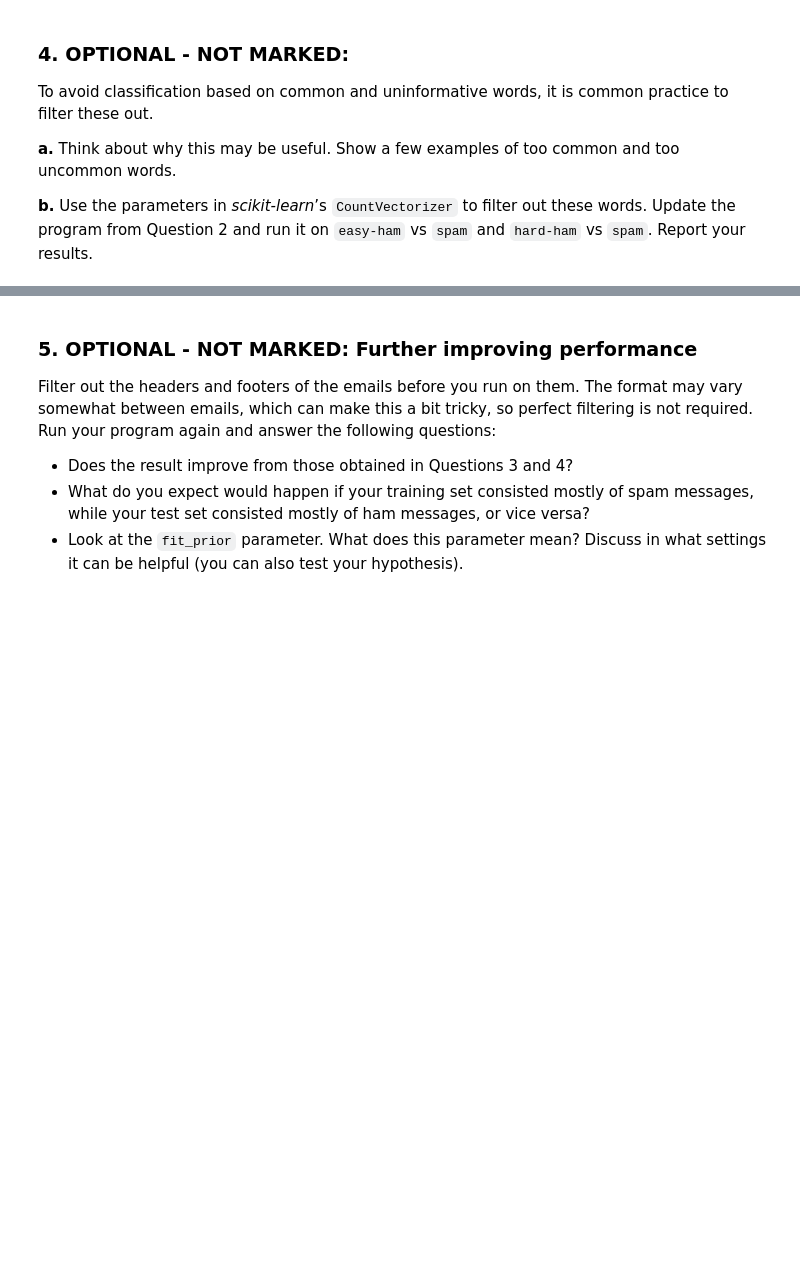
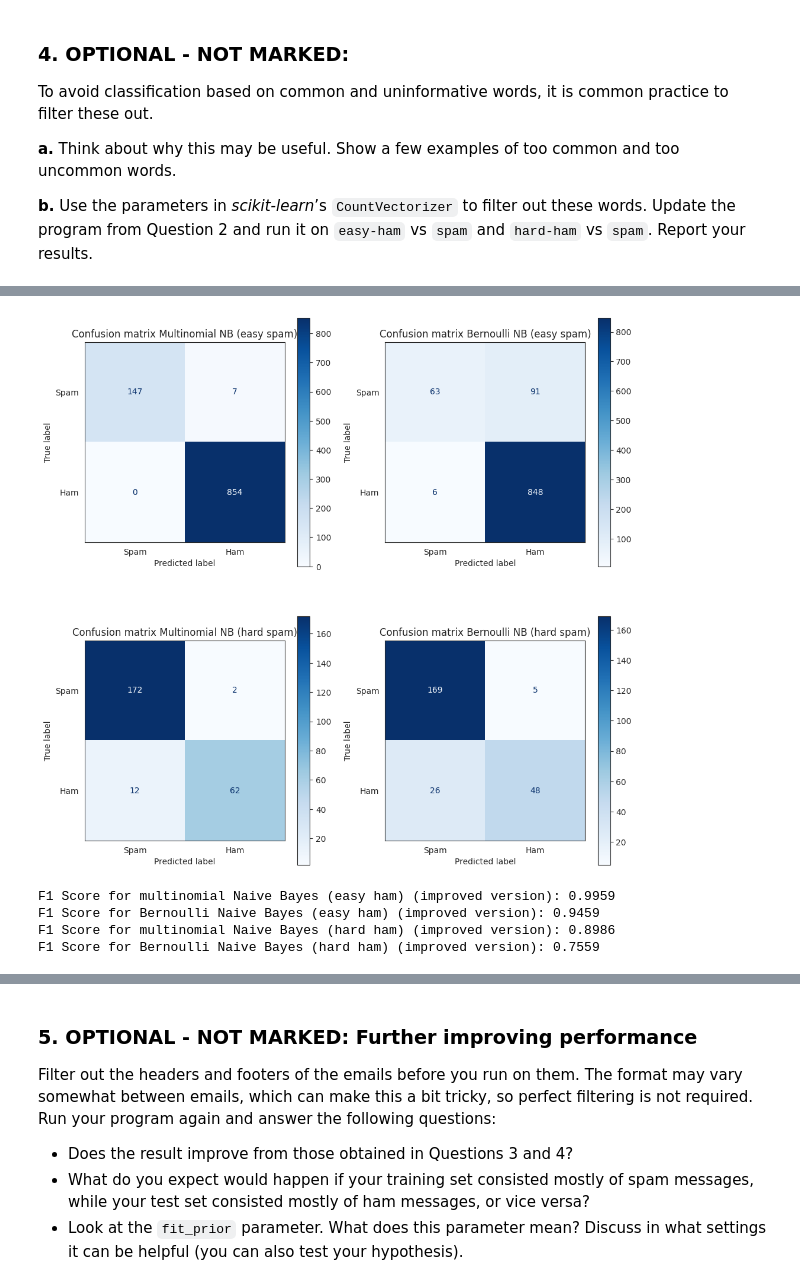
Before and after one commit to lucamodica/introduction-to-data-science-and-ai--chalmers, a Jupyter notebook: assignments/4-naive-bayes/assignment-4.ipynb, the cells around one changed output, grey strips where cells are left out. Saved outputs shown, nothing was run; the diff lists cells and outputs as text; code cells hidden in the pictures; blank space fills up the shorter version.

```diff
--- a/assignments/4-naive-bayes/assignment-4.ipynb
+++ b/assignments/4-naive-bayes/assignment-4.ipynb
@@ -87,0 +369,8 @@ To avoid classification based on common and uninformative words, it is common pr
+# %%
+# models retraining on the easy dataset
+
+multinomialNB_model_easy_improved = MultinomialNB().fit(X_easy_improved_train, y_easy_improved_train)
+y_pred_multi_easy_improved = multinomialNB_model_easy_improved.predict(X_easy_improved_test)
+
+bernoulli_model_easy_improved = BernoulliNB().fit(X_easy_improved_train, y_easy_improved_train)
+y_pred_berno_easy_improved = bernoulli_model_easy_improved.predict(X_easy_improved_test)
@@ -87,0 +391,65 @@ To avoid classification based on common and uninformative words, it is common pr
+# %%
+# models retraining on the hard dataset
+
+multinomialNB_model_hard_improved = MultinomialNB().fit(X_hard_improved_train, y_hard_improved_train)
+y_pred_multi_hard_improved = multinomialNB_model_hard_improved.predict(X_hard_improved_test)
+
+bernoulli_model_hard_improved = BernoulliNB().fit(X_hard_improved_train, y_hard_improved_train)
+y_pred_berno_hard_improved = bernoulli_model_hard_improved.predict(X_hard_improved_test)
+# %%
+# plots the result with the 4 different confusion matrices
+
+with sns.axes_style("white"):
+    fig, axes = plt.subplots(2, 2, figsize=(12, 12))
+
+    ConfusionMatrixDisplay(
+        confusion_matrix=confusion_matrix(y_easy_improved_test, y_pred_multi_easy_improved),
+        display_labels=['Spam', 'Ham'],
+    ).plot(
+        ax=axes[0, 0],
+        cmap=plt.cm.Blues,
+        values_format='d'
+    )
+    axes[0, 0].set_title('Confusion matrix Multinomial NB (easy spam)')
+
+    ConfusionMatrixDisplay(
+        confusion_matrix=confusion_matrix(y_easy_improved_test, y_pred_berno_easy_improved),
+        display_labels=['Spam', 'Ham'],
+    ).plot(
+        ax=axes[0, 1],
+        cmap=plt.cm.Blues,
+        values_format='d',
+    )
+    axes[0, 1].set_title('Confusion matrix Bernoulli NB (easy spam)')
+
+    ConfusionMatrixDisplay(
+        confusion_matrix=confusion_matrix(y_hard_improved_test, y_pred_multi_hard_improved),
+        display_labels=['Spam', 'Ham'],
+    ).plot(
+        ax=axes[1, 0],
+        cmap=plt.cm.Blues,
+        values_format='d',
+    )
+    axes[1, 0].set_title('Confusion matrix Multinomial NB (hard spam)')
+
+    ConfusionMatrixDisplay(
+        confusion_matrix=confusion_matrix(y_hard_improved_test, y_pred_berno_hard_improved),
+        display_labels=['Spam', 'Ham'],
+    ).plot(
+        ax=axes[1, 1],
+        cmap=plt.cm.Blues,
+        values_format='d',
+    )
+    axes[1, 1].set_title('Confusion matrix Bernoulli NB (hard spam)')
+# %% [output]
+[figure, added]
+# %%
+print("F1 Score for multinomial Naive Bayes (easy ham) (improved version):", round(f1_score(y_easy_improved_test, y_pred_multi_easy_improved), 4))
+print("F1 Score for Bernoulli Naive Bayes (easy ham) (improved version):", round(f1_score(y_easy_improved_test, y_pred_berno_easy_improved), 4))
+print("F1 Score for multinomial Naive Bayes (hard ham) (improved version):", round(f1_score(y_hard_improved_test, y_pred_multi_hard_improved), 4))
+print("F1 Score for Bernoulli Naive Bayes (hard ham) (improved version):", round(f1_score(y_hard_improved_test, y_pred_berno_hard_improved), 4))
+# %% [output]
+F1 Score for multinomial Naive Bayes (easy ham) (improved version): 0.9959
+F1 Score for Bernoulli Naive Bayes (easy ham) (improved version): 0.9459
+F1 Score for multinomial Naive Bayes (hard ham) (improved version): 0.8986
+F1 Score for Bernoulli Naive Bayes (hard ham) (improved version): 0.7559
```
Also changed, not shown: parts of 63 cells of this notebook, 1 other file.
